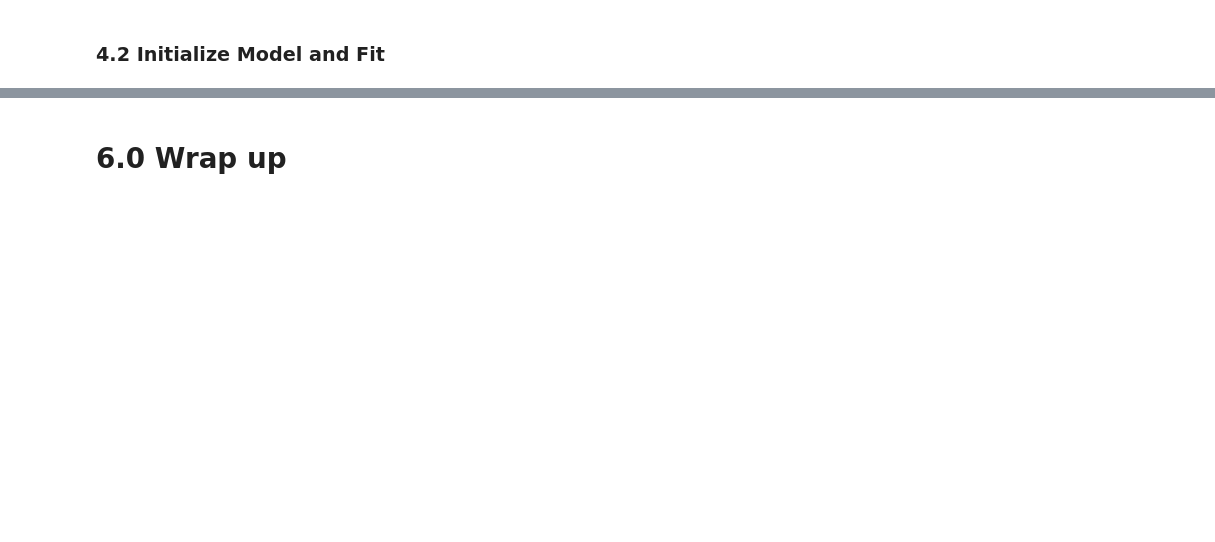
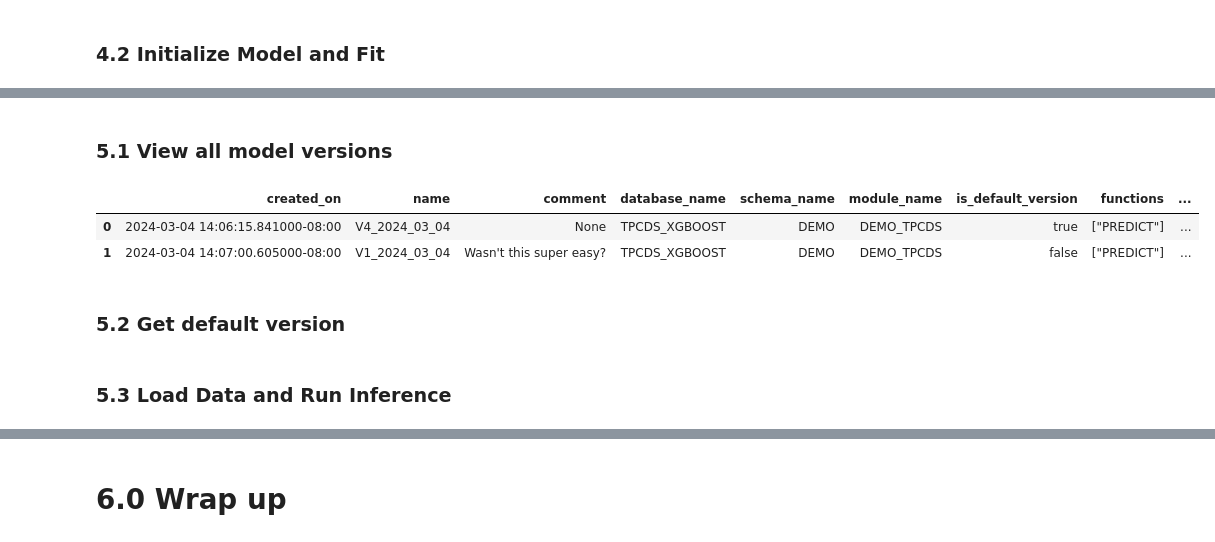
Before and after one commit to Snowflake-Labs/snowpark-python-demos, a Jupyter notebook: tpcds-customer-lifetime-value/xgboost_tpcds.ipynb, the cells around one changed output, grey strips where cells are left out. Cells and saved outputs as stored; diff of their text form; code cells hidden in the pictures; blank space fills up the shorter version.

```diff
--- a/tpcds-customer-lifetime-value/xgboost_tpcds.ipynb
+++ b/tpcds-customer-lifetime-value/xgboost_tpcds.ipynb
@@ -191,0 +199,4 @@ session.use_warehouse('snowpark_opt_wh')
+# %%
+# Initialize model registry object in Snowflake
+from snowflake.ml.registry import registry
+native_registry = registry.Registry(session=session, database_name='tpcds_xgboost', schema_name='demo')
@@ -225,0 +263,11 @@ sdf_scored.limit(5).to_pandas()
+# %% [markdown]
+### 5.1 View all model versions
+# %%
+model_name = "DEMO_TPCDS"
+native_registry.get_model(model_name).show_versions()
+# %% [output]
+|  | created_on | name | comment | database_name | schema_name | module_name | is_default_version | functions | ... |
+| 0 | 2024-03-04 14:06:15.841000-08:00 | V4_2024_03_04 | None | TPCDS_XGBOOST | DEMO | DEMO_TPCDS | true | ["PREDICT"] | ... |
+| 1 | 2024-03-04 14:07:00.605000-08:00 | V1_2024_03_04 | Wasn't this super easy? | TPCDS_XGBOOST | DEMO | DEMO_TPCDS | false | ["PREDICT"] | ... |
+# %% [markdown]
+### 5.2 Get default version
@@ -225,0 +276,2 @@ sdf_scored.limit(5).to_pandas()
+# %% [markdown]
+### 5.3 Load Data and Run Inference
```
Also changed, not shown: parts of 44 cells of this notebook.
